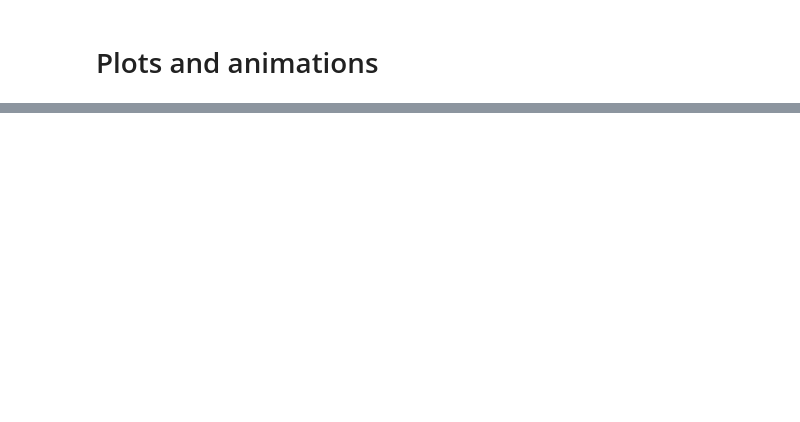
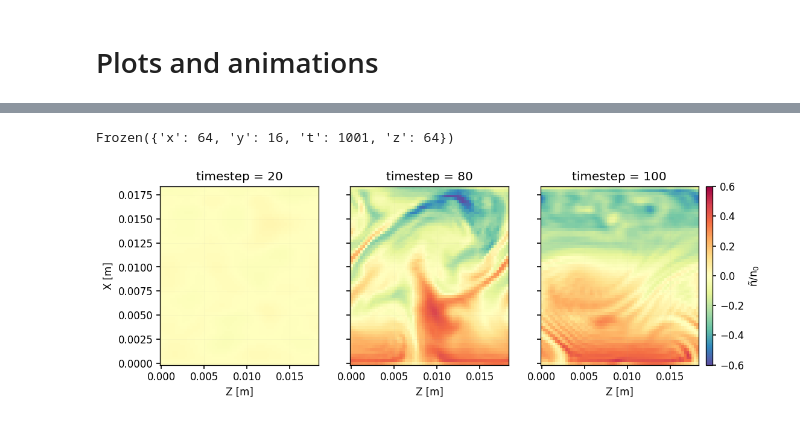
Before and after one commit to mikekryjak/neptune-docs, a Jupyter notebook: 2023-08-27 - HW3D normalisations.ipynb, the cells around one changed output, grey strips where cells are left out. Saved outputs shown, nothing was run; the diff lists cells and outputs as text; code cells hidden in the pictures; blank space fills up the shorter version.

```diff
--- a/2023-08-27 - HW3D normalisations.ipynb
+++ b/2023-08-27 - HW3D normalisations.ipynb
@@ -257,0 +262,59 @@ n data passed has 3 dimensions - will use animatplot.blocks.Pcolormesh()
+# %%
+%matplotlib inline
+plt.close("all")
+ds = ds_original.copy()
+
+fig, axes = plt.subplots(1, 3, figsize = (12,4), dpi = 120)
+fig.suptitle("Slice perpendicular to B field")
+for i, param in enumerate(["n", "vort", "phi"]):
+    ds.isel(y=8, t=-1)[param].plot(ax = axes[i], cmap = "Spectral_r")
+    axes[i].set_title(param)
+fig.tight_layout()
+
+# fig, axes = plt.subplots(1, 3, figsize = (12,4), dpi = 120)
+# fig.suptitle("Slice parallel to B field (XY)")
+# for i, param in enumerate(["n", "vort", "phi"]):
+#     ds.isel(z=32, t=-1)[param].plot(ax = axes[i], cmap = "Spectral_r")
+#     axes[i].set_title(param)
+# fig.tight_layout()
+# %%
+ds.dims
+# %% [output]
+Frozen({'x': 64, 'y': 16, 't': 1001, 'z': 64})
+# %%
+%matplotlib inline
+plt.close("all")
+
+fig, axes = plt.subplots(1, 3, figsize = (16*3/5,3.2), dpi = 120, sharey = True)
+
+vmin = -0.60
+vmax = 0.60
+norm = mpl.colors.Normalize(vmin=vmin, vmax=vmax)
+
+timeslices = [20,  80, 100]
+for i, t in enumerate(timeslices):
+    cbar = True if i == len(timeslices)-1 else False
+    (ds.isel(y=8, t=t)["n"] / n0).plot(ax = axes[i], norm = norm, add_colorbar = False, cmap = "Spectral_r")
+    # (ds.isel(y=8, t=t)["n"] / n0).plot(ax = axes[i], add_colorbar = True, cmap = "Spectral_r")
+
+    if i != 0:
+        axes[i].set_ylabel("")
+        axes[i].tick_params(axis="y", which = "both", bottom = False, top = False)
+    else:
+        axes[i].set_ylabel("X [m]")
+
+    axes[i].margins(0)
+    axes[i].set_title(f"timestep = {t}")
+    axes[i].set_xlabel("Z [m]")
+
+
+# Add colorbar
+cax = fig.add_axes([
+                axes[-1].get_position().x1+0.01,
+                axes[-1].get_position().y0,0.01,
+                axes[-1].get_position().height])
+
+sm = plt.cm.ScalarMappable(norm=norm, cmap = "Spectral_r")
+cbar = plt.colorbar(mappable=sm, cax = cax, label = r"$\tilde{n} / n_{0}$")
+# %% [output]
+[figure, added]
```
Also changed, not shown: parts of 13 cells of this notebook, 9 other files.
